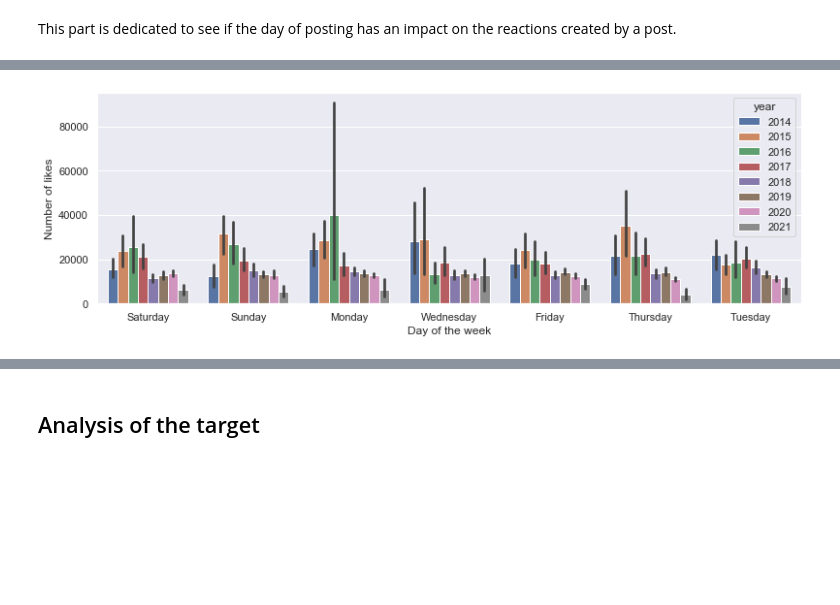
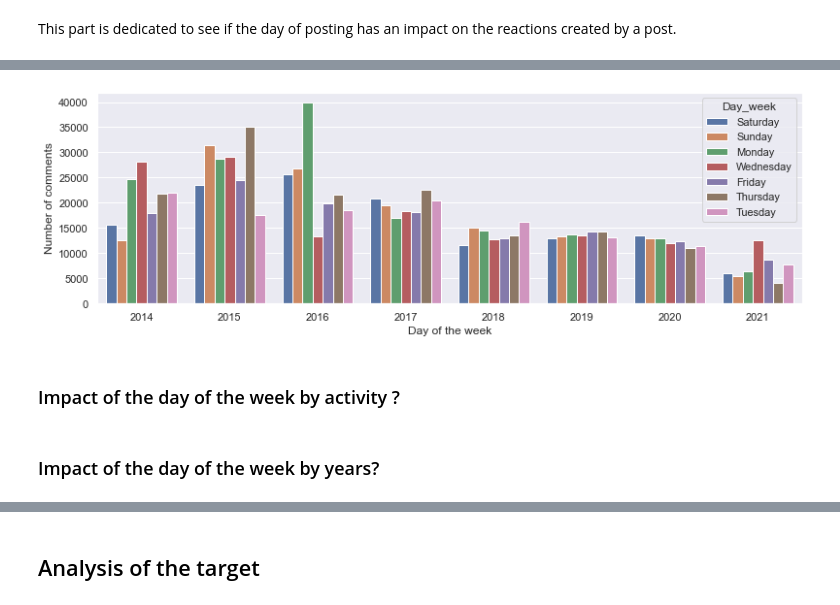
Before and after one commit to BadrAlpha07/Data-Camp-Project, a Jupyter notebook: engagement_rate_starting_kit.ipynb, the cells around one changed output, grey strips where cells are left out. Cells and saved outputs as stored; diff of their text form; code cells hidden in the pictures; blank space fills up the shorter version.

```diff
--- a/engagement_rate_starting_kit.ipynb
+++ b/engagement_rate_starting_kit.ipynb
@@ -197,7 +197,6 @@ The influencers list has been taken from the [50 most followed accounts](https:/
 ## Load data
 # %%
 df = pd.read_csv("data/3_clean_data/data_inst.csv")
-df = df.drop(columns=['Unnamed: 0'])
 df.shape
 # %% [output]
 (21537, 14)
@@ -278,8 +308,12 @@ plt.show()
 # %%
 plt.figure(figsize=(13,4))
-sns.barplot(x="Day_week", y="num_comments", hue="year", data=df)
-plt.ylabel('Number of likes')
+sns.barplot(x="year", y="num_comments", hue="Day_week", data=df, ci=None)
+plt.ylabel('Number of comments')
 plt.xlabel('Day of the week')
 plt.show()
 # %% [output]
-[figure, old version]
+[figure, new version]
+# %% [markdown]
+### Impact of the day of the week by activity ?
+# %% [markdown]
+### Impact of the day of the week by years?
```
Also changed, not shown: parts of 38 cells of this notebook.
